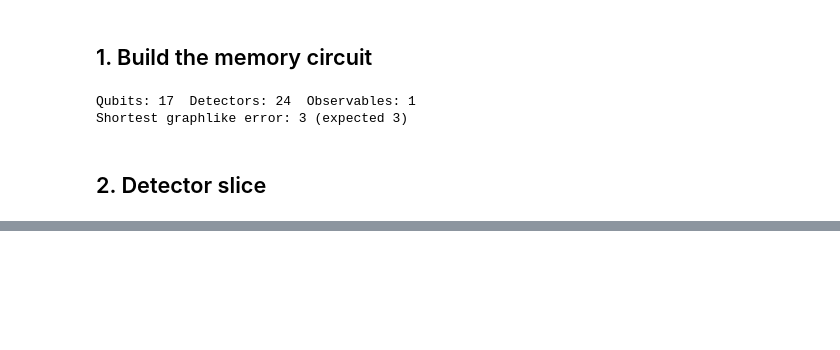
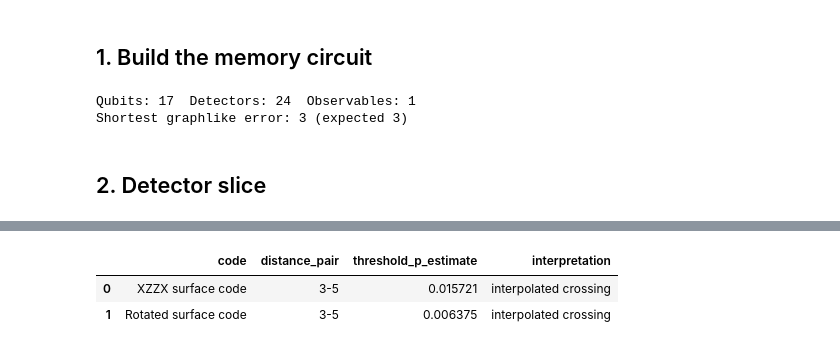
Before and after one commit to QuTone/LightStim, a Jupyter notebook: notebooks/Memory/memory_xzzx.ipynb, the cells around one changed output, grey strips where cells are left out. Saved outputs shown, nothing was run; the diff lists cells and outputs as text; code cells hidden in the pictures; blank space fills up the shorter version.

```diff
--- a/notebooks/Memory/memory_xzzx.ipynb
+++ b/notebooks/Memory/memory_xzzx.ipynb
@@ -206,0 +246,41 @@ plt.show()
+# %%
+def adjacent_crossing_estimate(df, code_name, d_low=3, d_high=5):
+    low = df[(df["code"] == code_name) & (df["distance"] == d_low)].sort_values("p")
+    high = df[(df["code"] == code_name) & (df["distance"] == d_high)].sort_values("p")
+    merged = pd.merge(
+        low[["p", "plot_ler"]],
+        high[["p", "plot_ler"]],
+        on="p",
+        suffixes=("_low_d", "_high_d"),
+    )
+    deltas = np.log(merged["plot_ler_high_d"]) - np.log(merged["plot_ler_low_d"])
+    log_ps = np.log(merged["p"].to_numpy(dtype=float))
+    vals = deltas.to_numpy(dtype=float)
+    for i in range(len(vals) - 1):
+        if vals[i] == 0:
+            return float(np.exp(log_ps[i])), "crossing on sampled grid"
+        if vals[i] * vals[i + 1] < 0:
+            t = -vals[i] / (vals[i + 1] - vals[i])
+            return float(np.exp(log_ps[i] + t * (log_ps[i + 1] - log_ps[i]))), "interpolated crossing"
+    if np.all(vals < 0):
+        return float(merged["p"].max()), "no crossing in sweep; threshold is above this lower bound"
+    if np.all(vals > 0):
+        return float(merged["p"].min()), "no crossing in sweep; threshold is below this upper bound"
+    return np.nan, "no adjacent sign change"
+
+threshold_rows = []
+for code_name in code_labels:
+    estimate, note = adjacent_crossing_estimate(comparison_df, code_name)
+    threshold_rows.append({
+        "code": code_labels[code_name],
+        "distance_pair": "3-5",
+        "threshold_p_estimate": estimate,
+        "interpretation": note,
+    })
+
+threshold_df = pd.DataFrame(threshold_rows)
+display(threshold_df)
+# %% [output]
+|  | code | distance_pair | threshold_p_estimate | interpretation |
+| 0 | XZZX surface code | 3-5 | 0.015721 | interpolated crossing |
+| 1 | Rotated surface code | 3-5 | 0.006375 | interpolated crossing |
```
Also changed, not shown: parts of 8 cells of this notebook.
